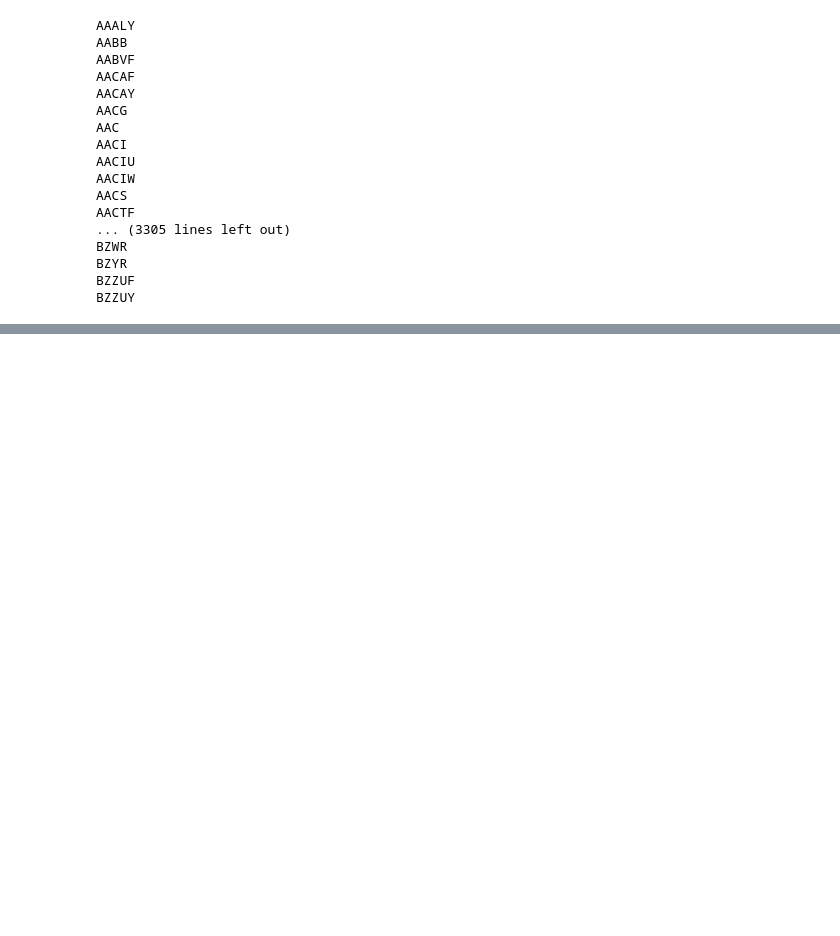
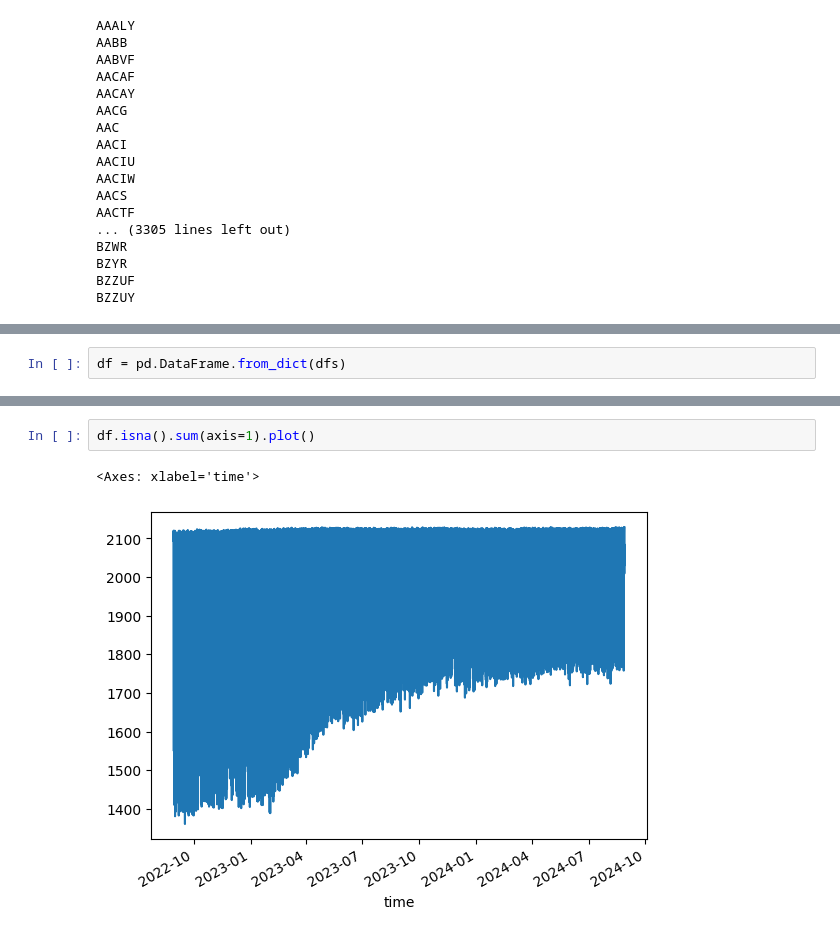
Before and after one commit to emskiphoto/Max-Possible-Return-from-Equities, a Jupyter notebook: src/Maximum Possible Return on Equity.ipynb, the cells around one changed output, grey strips where cells are left out. Drawn from its saved outputs; the diff is of its cells as text; blank space fills up the shorter version.

```diff
--- a/src/Maximum Possible Return on Equity.ipynb
+++ b/src/Maximum Possible Return on Equity.ipynb
@@ -266,0 +281,2 @@ dfs
+# %%
+df = pd.DataFrame.from_dict(dfs)
@@ -266,0 +293,5 @@ dfs
+# %%
+df.isna().sum(axis=1).plot()
+# %% [output]
+<Axes: xlabel='time'>
+[figure, added]
```
Also changed, not shown: parts of 5 cells of this notebook.
